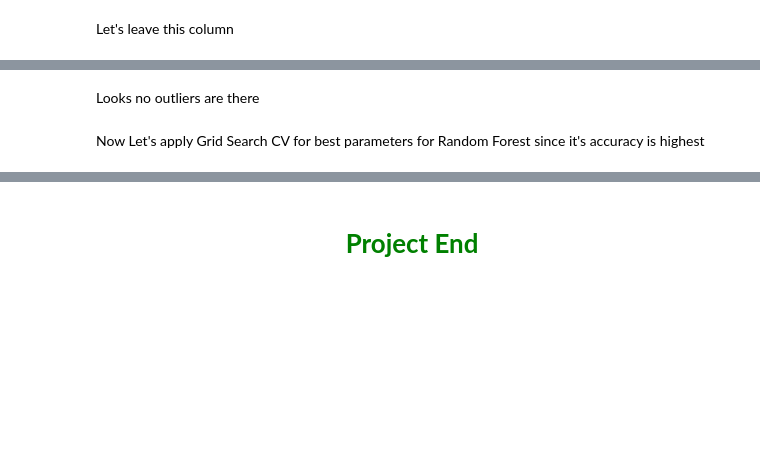
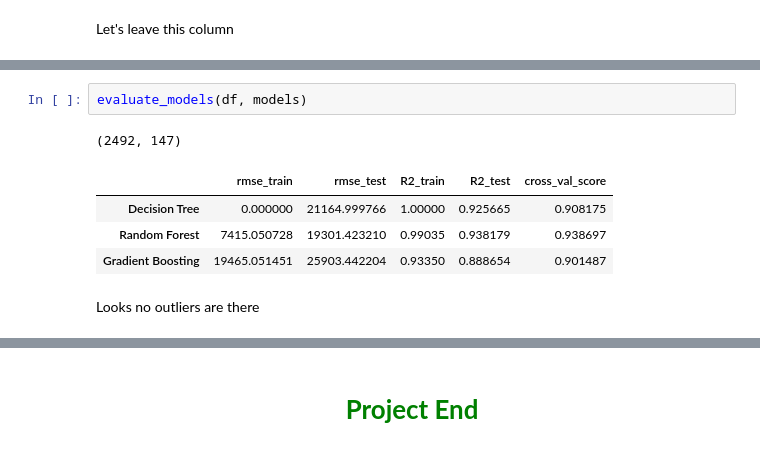
Before and after one commit to rahmankhan2241/House-Price-Prediction-Kaggle-Competition, a Jupyter notebook: Final_Model.ipynb, the cells around one changed output, grey strips where cells are left out. Drawn from its saved outputs; the diff is of its cells as text; blank space fills up the shorter version.

Commit message:
Applied Yeo-Jonhnson except of Log Transform and train test the model again

```diff
--- a/Final_Model.ipynb
+++ b/Final_Model.ipynb
@@ -908,4 +908,10 @@ df.shape
+# %%
+evaluate_models(df, models)
+# %% [output]
+(2492, 147)
+|  | rmse_train | rmse_test | R2_train | R2_test | cross_val_score |
+| Decision Tree | 0.000000 | 21164.999766 | 1.00000 | 0.925665 | 0.908175 |
+| Random Forest | 7415.050728 | 19301.423210 | 0.99035 | 0.938179 | 0.938697 |
+| Gradient Boosting | 19465.051451 | 25903.442204 | 0.93350 | 0.888654 | 0.901487 |
 # %% [markdown]
 Looks no outliers are there
-# %% [markdown]
-Now Let's apply Grid Search CV for best parameters for Random Forest since it's accuracy is highest
```
Also changed, not shown: parts of 19 cells of this notebook, 4 other files.
